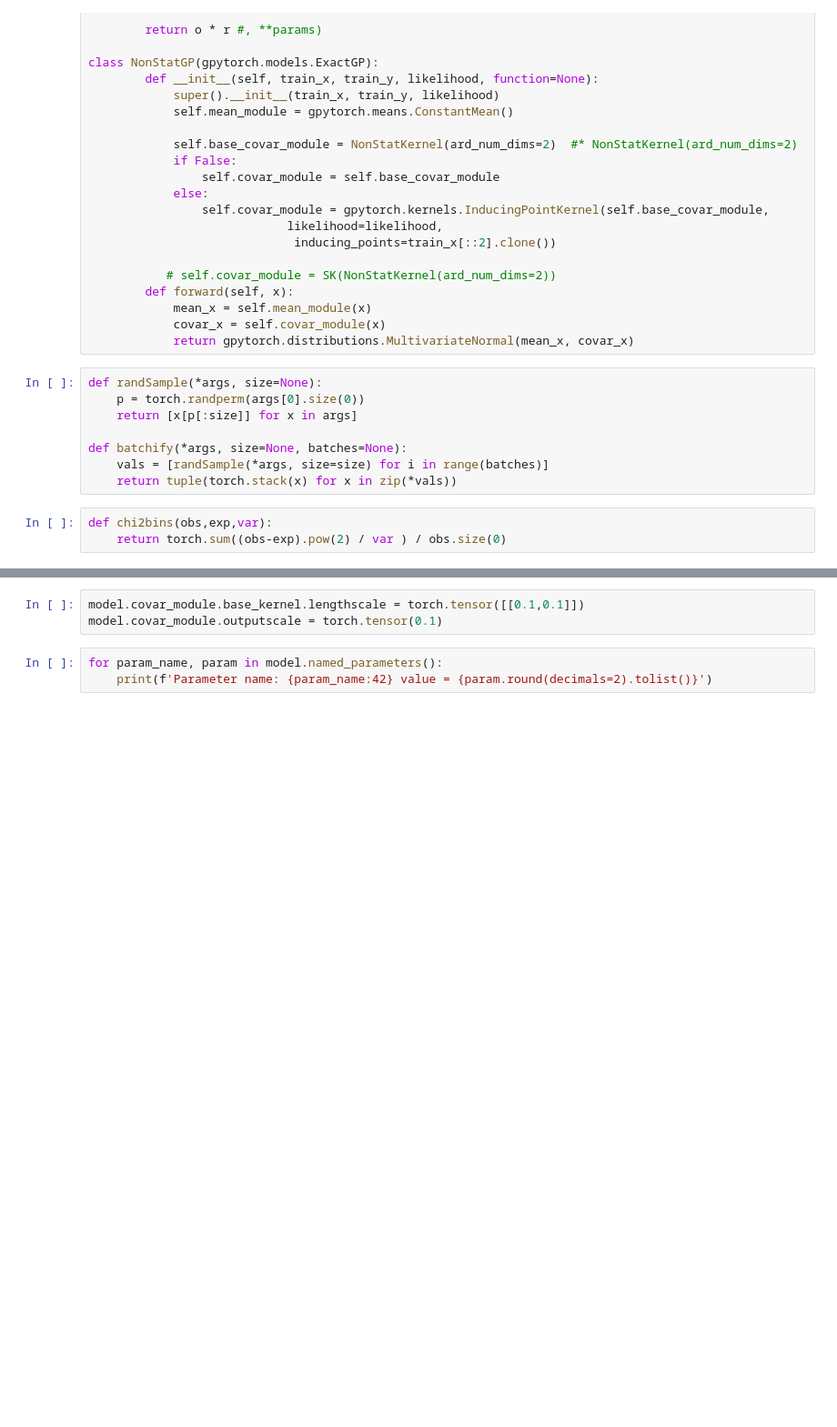
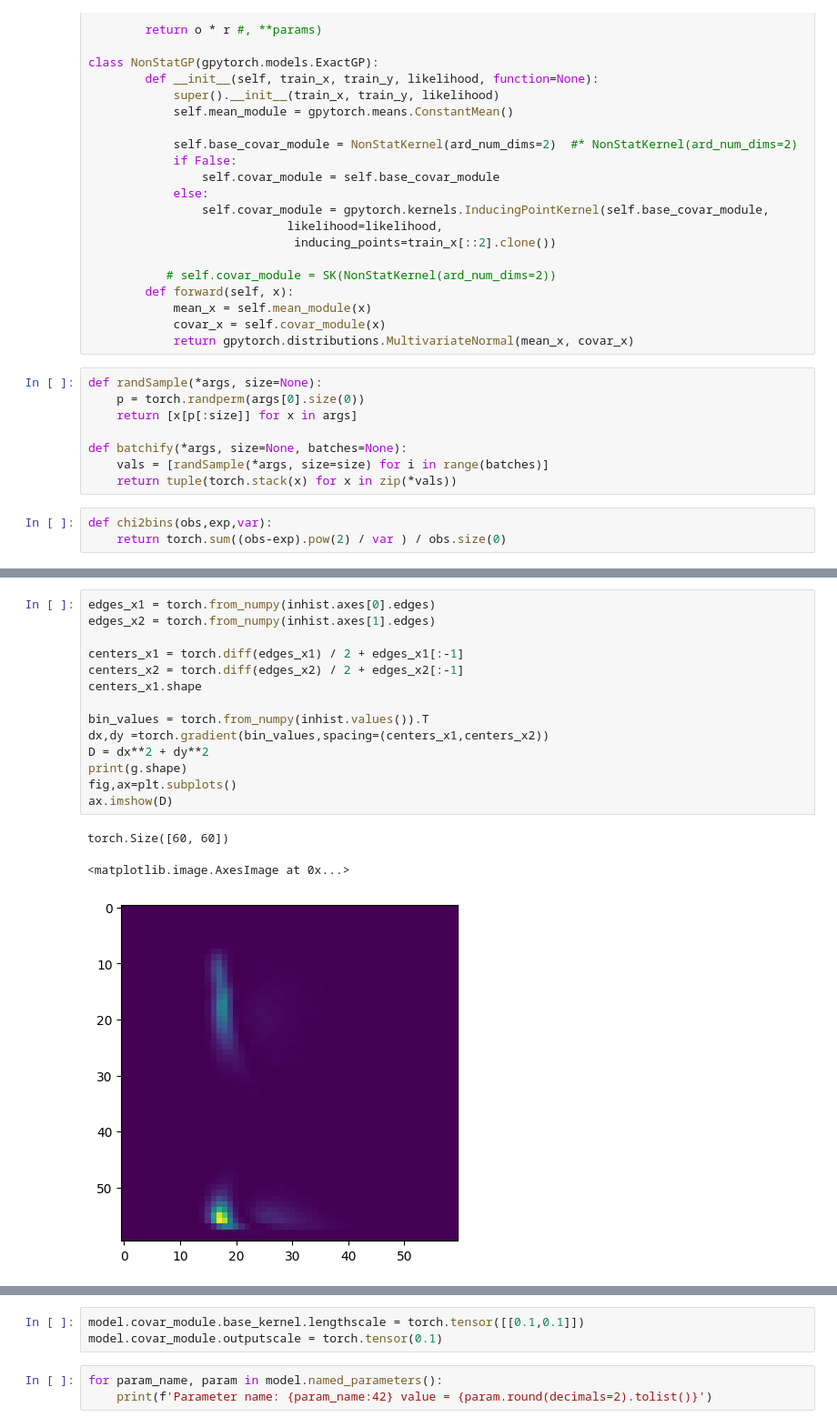
Before and after one commit to UMN-CMS/SingleStopFitting, a Jupyter notebook: FittingImprovements.ipynb, the cells around one changed output, grey strips where cells are left out. Shown: that part at 91% size. Saved outputs shown, nothing was run; the diff lists cells and outputs as text; blank space fills up the shorter version.

```diff
--- a/FittingImprovements.ipynb
+++ b/FittingImprovements.ipynb
@@ -233,0 +148,18 @@ if torch.cuda.is_available() and use_cuda:
+# %%
+edges_x1 = torch.from_numpy(inhist.axes[0].edges)
+edges_x2 = torch.from_numpy(inhist.axes[1].edges)
+
+centers_x1 = torch.diff(edges_x1) / 2 + edges_x1[:-1]
+centers_x2 = torch.diff(edges_x2) / 2 + edges_x2[:-1]
+centers_x1.shape
+
+bin_values = torch.from_numpy(inhist.values()).T
+dx,dy =torch.gradient(bin_values,spacing=(centers_x1,centers_x2))
+D = dx**2 + dy**2
+print(g.shape)
+fig,ax=plt.subplots()
+ax.imshow(D)
+# %% [output]
+torch.Size([60, 60])
+<matplotlib.image.AxesImage at 0x...>
+[figure, added]
```
Also changed, not shown: parts of 5 cells of this notebook, 5 other files.
